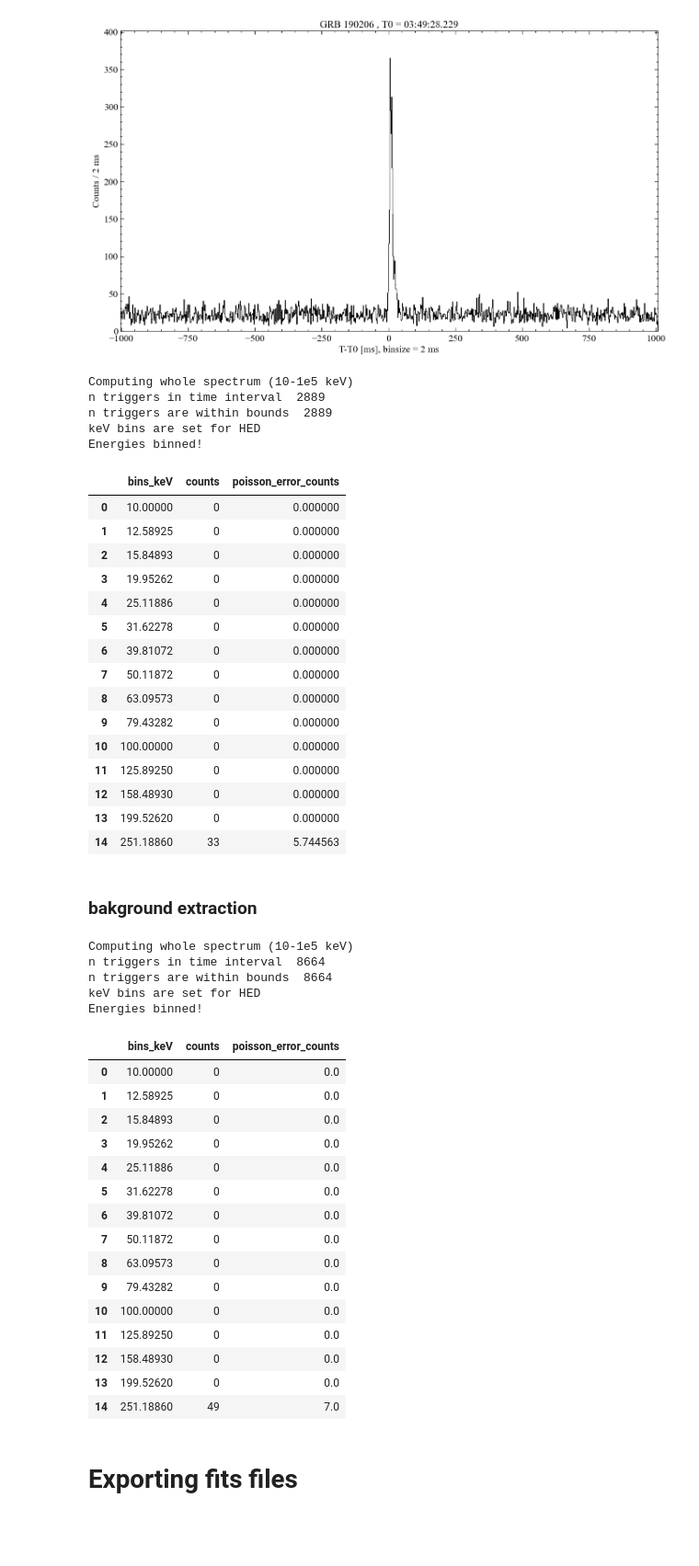
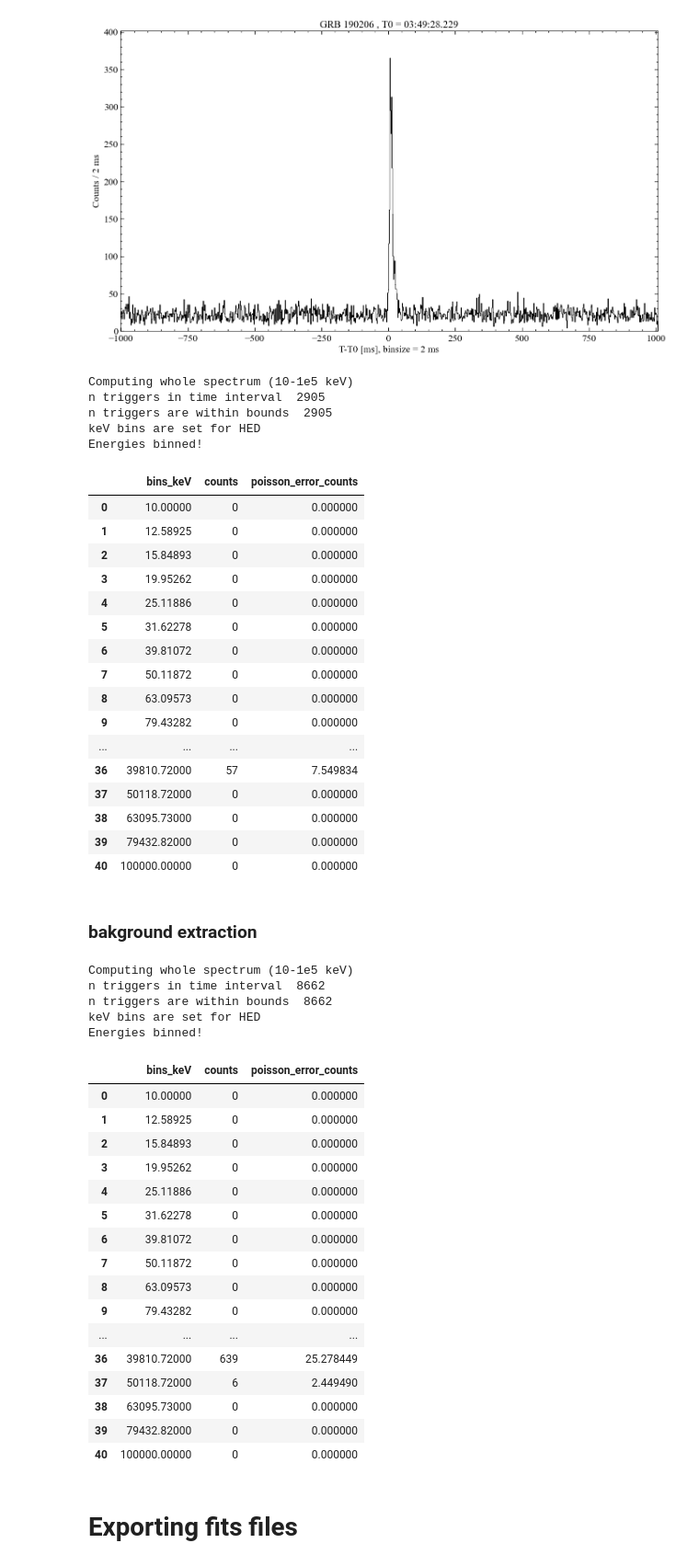
Before and after one commit to AndreasRamsli/GRB, a Jupyter notebook: xspec/ASIM/GRB190206_new.ipynb, the cells around one changed output. Shown at 92% size. Cells and saved outputs as stored; diff of their text form; code cells hidden in the pictures; blank space fills up the shorter version.

```diff
--- a/xspec/ASIM/GRB190206_new.ipynb
+++ b/xspec/ASIM/GRB190206_new.ipynb
@@ -252,7 +263,7 @@ plt.show()
 # %% [markdown]
 # Extracting ASIM data
 # %%
-tlagg = -0.296 # [s] from newest calibration
+tlagg = -0.2955 # [s] from newest calibration
 # %%
 ASIM_df,T0 = complete_df(grb_id="GRB190206",remove_flag=True)
 T0_shift = T0 + timedelta(seconds=tlagg)
@@ -275,12 +286,12 @@ tus array OK ...
 keV_df = keV_hist(df=ASIM_df,time_interval=(0,0.064),
                  keV_interval="max"
                  )
-keV_df.head(n=15)
+keV_df.head(n=41)
 #All triggers in the time_interval are kept
 # %% [output]
 Computing whole spectrum (10-1e5 keV)
-n triggers in time interval  2889
-n triggers are within bounds  2889
+n triggers in time interval  2905
+n triggers are within bounds  2905
 keV bins are set for HED
 Energies binned!
 |  | bins_keV | counts | poisson_error_counts |
@@ -294,39 +305,41 @@ Energies binned!
 | 7 | 50.11872 | 0 | 0.000000 |
 | 8 | 63.09573 | 0 | 0.000000 |
 | 9 | 79.43282 | 0 | 0.000000 |
-| 10 | 100.00000 | 0 | 0.000000 |
-| 11 | 125.89250 | 0 | 0.000000 |
-| 12 | 158.48930 | 0 | 0.000000 |
-| 13 | 199.52620 | 0 | 0.000000 |
-| 14 | 251.18860 | 33 | 5.744563 |
+| ... | ... | ... | ... |
+| 36 | 39810.72000 | 57 | 7.549834 |
+| 37 | 50118.72000 | 0 | 0.000000 |
+| 38 | 63095.73000 | 0 | 0.000000 |
+| 39 | 79432.82000 | 0 | 0.000000 |
+| 40 | 100000.00000 | 0 | 0.000000 |
 # %% [markdown]
 ### bakground extraction
 # %%
 keV_bg = keV_hist(df=ASIM_df,time_interval=(-0.9,-0.1),
                  keV_interval="max")
-keV_bg.head(n=15)
+keV_bg.head(n=41)
 # %% [output]
 Computing whole spectrum (10-1e5 keV)
-n triggers in time interval  8664
-n triggers are within bounds  8664
+n triggers in time interval  8662
+n triggers are within bounds  8662
 keV bins are set for HED
 Energies binned!
 |  | bins_keV | counts | poisson_error_counts |
-| 0 | 10.00000 | 0 | 0.0 |
-| 1 | 12.58925 | 0 | 0.0 |
-| 2 | 15.84893 | 0 | 0.0 |
-| 3 | 19.95262 | 0 | 0.0 |
-| 4 | 25.11886 | 0 | 0.0 |
-| 5 | 31.62278 | 0 | 0.0 |
-| 6 | 39.81072 | 0 | 0.0 |
-| 7 | 50.11872 | 0 | 0.0 |
-| 8 | 63.09573 | 0 | 0.0 |
-| 9 | 79.43282 | 0 | 0.0 |
-| 10 | 100.00000 | 0 | 0.0 |
-| 11 | 125.89250 | 0 | 0.0 |
-| 12 | 158.48930 | 0 | 0.0 |
-| 13 | 199.52620 | 0 | 0.0 |
-| 14 | 251.18860 | 49 | 7.0 |
+| 0 | 10.00000 | 0 | 0.000000 |
+| 1 | 12.58925 | 0 | 0.000000 |
+| 2 | 15.84893 | 0 | 0.000000 |
+| 3 | 19.95262 | 0 | 0.000000 |
+| 4 | 25.11886 | 0 | 0.000000 |
+| 5 | 31.62278 | 0 | 0.000000 |
+| 6 | 39.81072 | 0 | 0.000000 |
+| 7 | 50.11872 | 0 | 0.000000 |
+| 8 | 63.09573 | 0 | 0.000000 |
+| 9 | 79.43282 | 0 | 0.000000 |
+| ... | ... | ... | ... |
+| 36 | 39810.72000 | 639 | 25.278449 |
+| 37 | 50118.72000 | 6 | 2.449490 |
+| 38 | 63095.73000 | 0 | 0.000000 |
+| 39 | 79432.82000 | 0 | 0.000000 |
+| 40 | 100000.00000 | 0 | 0.000000 |
 # %% [markdown]
 # Exporting fits files
 # %%
```
Also changed, not shown: parts of 13 cells of this notebook, 18 other files.
